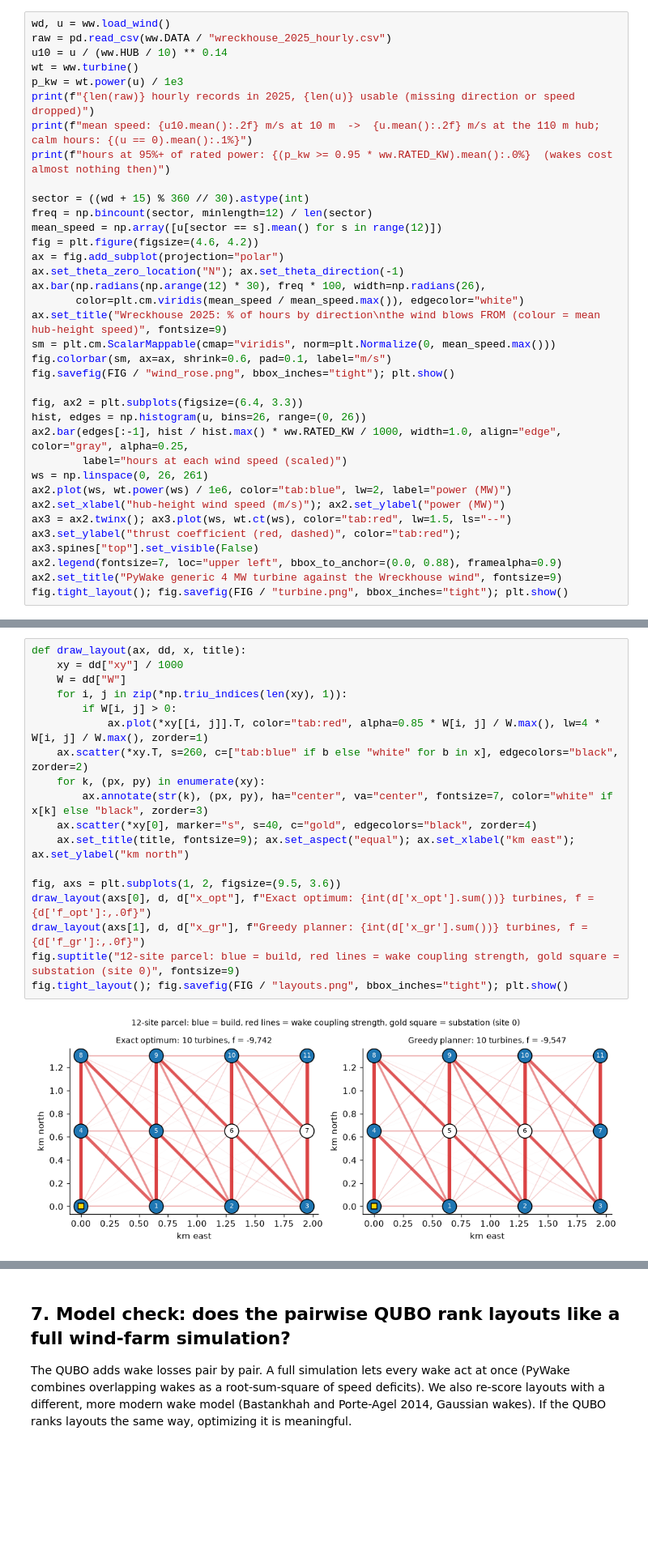
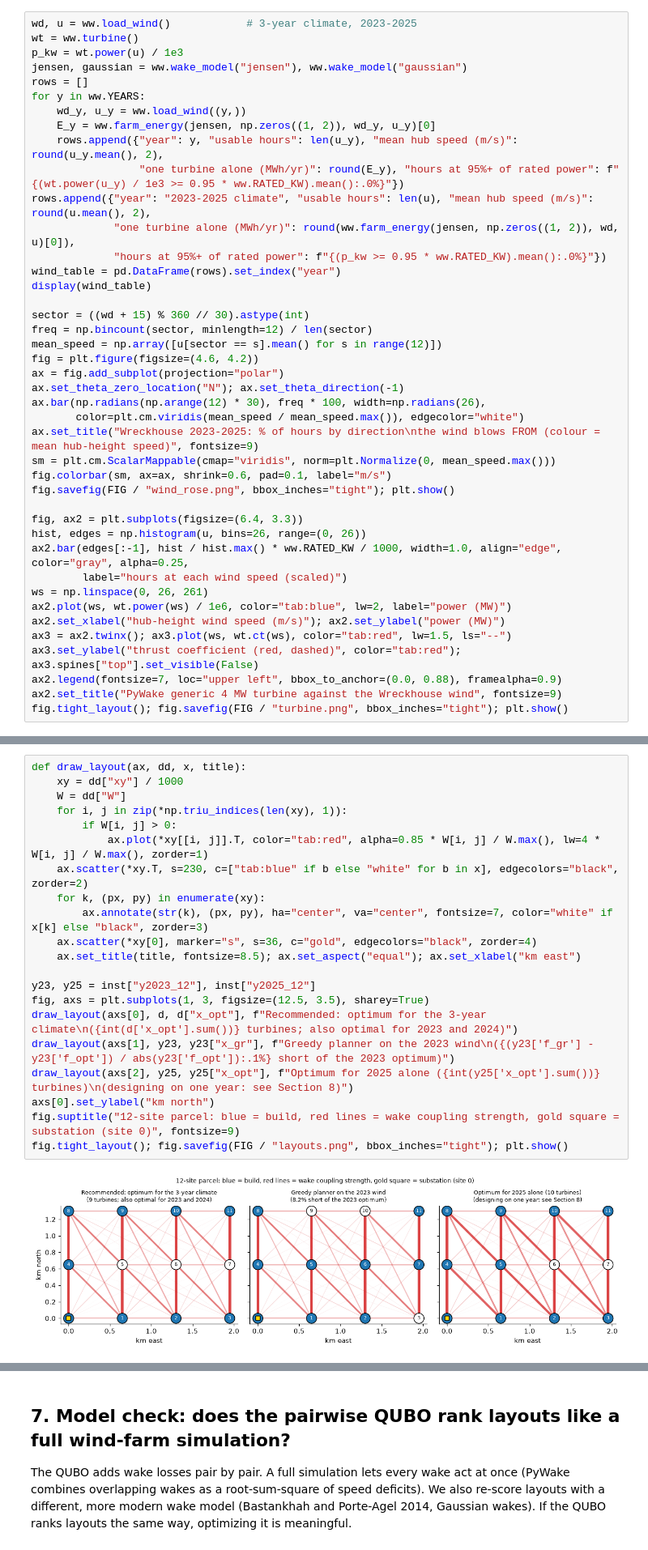
Before and after one commit to mrw-soumik/Qiskit-AI-Entanglers-, a Jupyter notebook: wakewise.ipynb, the cells around one changed output, grey strips where cells are left out. Shown at 81% size. Cells and saved outputs as stored; diff of their text form; blank space fills up the shorter version.

```diff
--- a/wakewise.ipynb
+++ b/wakewise.ipynb
@@ -85,12 +87,19 @@ Every bitstring is a valid layout, so there are no penalty terms to tune. This i
 # %%
-wd, u = ww.load_wind()
-raw = pd.read_csv(ww.DATA / "wreckhouse_2025_hourly.csv")
-u10 = u / (ww.HUB / 10) ** 0.14
+wd, u = ww.load_wind()            # 3-year climate, 2023-2025
 wt = ww.turbine()
 p_kw = wt.power(u) / 1e3
-print(f"{len(raw)} hourly records in 2025, {len(u)} usable (missing direction or speed dropped)")
-print(f"mean speed: {u10.mean():.2f} m/s at 10 m  ->  {u.mean():.2f} m/s at the 110 m hub; calm hours: {(u == 0).mean():.1%}")
-print(f"hours at 95%+ of rated power: {(p_kw >= 0.95 * ww.RATED_KW).mean():.0%}  (wakes cost almost nothing then)")
+jensen, gaussian = ww.wake_model("jensen"), ww.wake_model("gaussian")
+rows = []
+for y in ww.YEARS:
+    wd_y, u_y = ww.load_wind((y,))
+    E_y = ww.farm_energy(jensen, np.zeros((1, 2)), wd_y, u_y)[0]
+    rows.append({"year": y, "usable hours": len(u_y), "mean hub speed (m/s)": round(u_y.mean(), 2),
+                 "one turbine alone (MWh/yr)": round(E_y), "hours at 95%+ of rated power": f"{(wt.power(u_y) / 1e3 >= 0.95 * ww.RATED_KW).mean():.0%}"})
+rows.append({"year": "2023-2025 climate", "usable hours": len(u), "mean hub speed (m/s)": round(u.mean(), 2),
+             "one turbine alone (MWh/yr)": round(ww.farm_energy(jensen, np.zeros((1, 2)), wd, u)[0]),
+             "hours at 95%+ of rated power": f"{(p_kw >= 0.95 * ww.RATED_KW).mean():.0%}"})
+wind_table = pd.DataFrame(rows).set_index("year")
+display(wind_table)
 
 sector = ((wd + 15) % 360 // 30).astype(int)
 freq = np.bincount(sector, minlength=12) / len(sector)
@@ -100,7 +109,7 @@ ax = fig.add_subplot(projection="polar")
 ax.set_theta_zero_location("N"); ax.set_theta_direction(-1)
 ax.bar(np.radians(np.arange(12) * 30), freq * 100, width=np.radians(26),
        color=plt.cm.viridis(mean_speed / mean_speed.max()), edgecolor="white")
-ax.set_title("Wreckhouse 2025: % of hours by direction\nthe wind blows FROM (colour = mean hub-height speed)", fontsize=9)
+ax.set_title("Wreckhouse 2023-2025: % of hours by direction\nthe wind blows FROM (colour = mean hub-height speed)", fontsize=9)
 sm = plt.cm.ScalarMappable(cmap="viridis", norm=plt.Normalize(0, mean_speed.max()))
 fig.colorbar(sm, ax=ax, shrink=0.6, pad=0.1, label="m/s")
 fig.savefig(FIG / "wind_rose.png", bbox_inches="tight"); plt.show()
@@ -173,20 +175,23 @@ wake couplings (12 sites): 66 of 66 pairs, largest 344 MWh/yr (1.9% of E), media
 # %%
 def draw_layout(ax, dd, x, title):
     xy = dd["xy"] / 1000
     W = dd["W"]
     for i, j in zip(*np.triu_indices(len(xy), 1)):
         if W[i, j] > 0:
             ax.plot(*xy[[i, j]].T, color="tab:red", alpha=0.85 * W[i, j] / W.max(), lw=4 * W[i, j] / W.max(), zorder=1)
-    ax.scatter(*xy.T, s=260, c=["tab:blue" if b else "white" for b in x], edgecolors="black", zorder=2)
+    ax.scatter(*xy.T, s=230, c=["tab:blue" if b else "white" for b in x], edgecolors="black", zorder=2)
     for k, (px, py) in enumerate(xy):
         ax.annotate(str(k), (px, py), ha="center", va="center", fontsize=7, color="white" if x[k] else "black", zorder=3)
-    ax.scatter(*xy[0], marker="s", s=40, c="gold", edgecolors="black", zorder=4)
-    ax.set_title(title, fontsize=9); ax.set_aspect("equal"); ax.set_xlabel("km east"); ax.set_ylabel("km north")
+    ax.scatter(*xy[0], marker="s", s=36, c="gold", edgecolors="black", zorder=4)
+    ax.set_title(title, fontsize=8.5); ax.set_aspect("equal"); ax.set_xlabel("km east")
 
-fig, axs = plt.subplots(1, 2, figsize=(9.5, 3.6))
-draw_layout(axs[0], d, d["x_opt"], f"Exact optimum: {int(d['x_opt'].sum())} turbines, f = {d['f_opt']:,.0f}")
-draw_layout(axs[1], d, d["x_gr"], f"Greedy planner: {int(d['x_gr'].sum())} turbines, f = {d['f_gr']:,.0f}")
+y23, y25 = inst["y2023_12"], inst["y2025_12"]
+fig, axs = plt.subplots(1, 3, figsize=(12.5, 3.5), sharey=True)
+draw_layout(axs[0], d, d["x_opt"], f"Recommended: optimum for the 3-year climate\n({int(d['x_opt'].sum())} turbines; also optimal for 2023 and 2024)")
+draw_layout(axs[1], y23, y23["x_gr"], f"Greedy planner on the 2023 wind\n({(y23['f_gr'] - y23['f_opt']) / abs(y23['f_opt']):.1%} short of the 2023 optimum)")
+draw_layout(axs[2], y25, y25["x_opt"], f"Optimum for 2025 alone ({int(y25['x_opt'].sum())} turbines)\n(designing on one year: see Section 8)")
+axs[0].set_ylabel("km north")
 fig.suptitle("12-site parcel: blue = build, red lines = wake coupling strength, gold square = substation (site 0)", fontsize=9)
 fig.tight_layout(); fig.savefig(FIG / "layouts.png", bbox_inches="tight"); plt.show()
 # %% [output]
-[figure, old version]
+[figure, new version]
```
Also changed, not shown: parts of 28 cells of this notebook, 28 other files.
